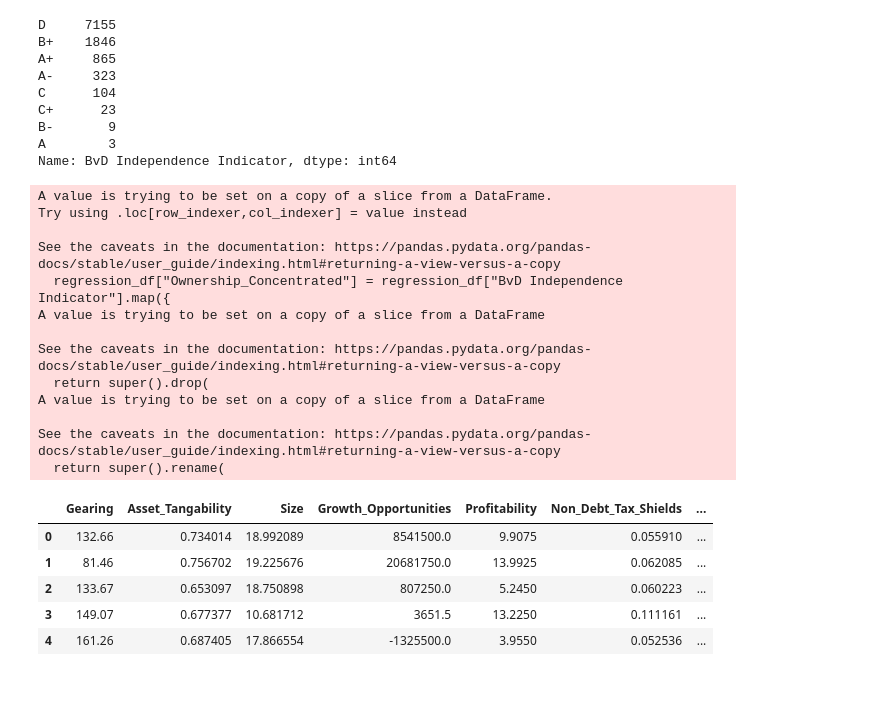
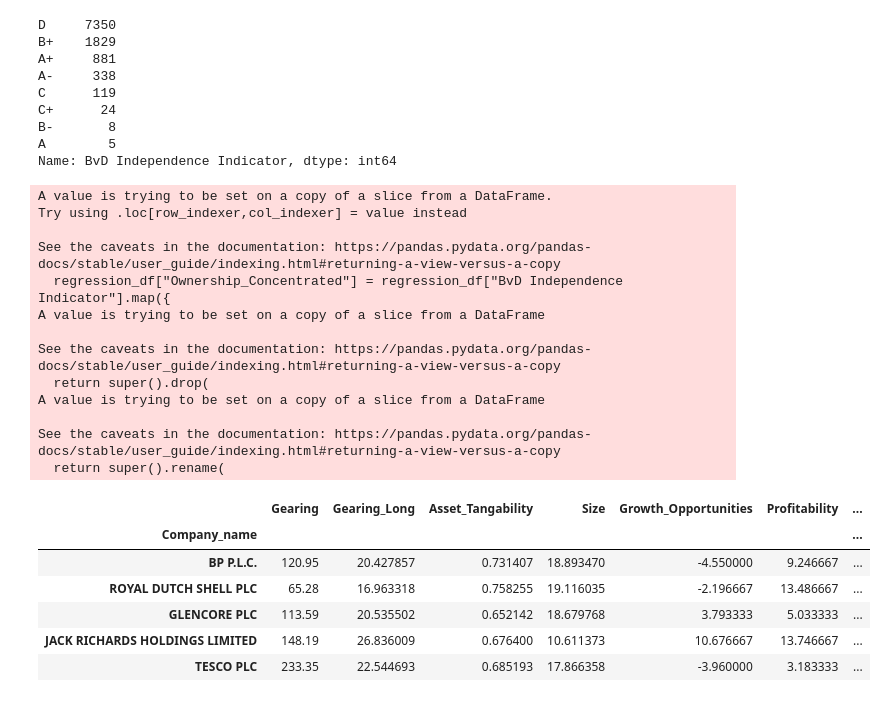
Before and after one commit to 0xNathanW/Financial-Econ-Coursework, a Jupyter notebook: formatData.ipynb, the cells around one changed output. Cells and saved outputs as stored; diff of their text form; code cells hidden in the pictures.

```diff
--- a/formatData.ipynb
+++ b/formatData.ipynb
@@ -122,17 +136,18 @@ dtype: object
 # %%
-# Feature Engineering
-years = ["2015", "2016", "2017", "2018", "2019"]
-
 for col in df.columns:
-    if "Turnover" in col:
-        df[col] = np.log(df[col])
-        df.rename(columns={col: col.replace("Turnover", "Size")}, inplace=True)
+    if "Turnover (%)" in col:
+        df.rename(columns={col: col.replace("Turnover (%)", "Growth Opportunities ")}, inplace=True)
     elif "Gearing (%)" in col:
         df.rename(columns={col: col.replace("Gearing (%)", "Gearing ")}, inplace=True)
     elif "EBITDA margin (%)" in col:
         df.rename(columns={col: col.replace("EBITDA margin (%)", "Profitability ")}, inplace=True)
-    elif "Total Assets (th GBP)" in col:
-        df.rename(columns={col: col.replace("Total Assets (th GBP)", "Growth Opportunities")}, inplace=True)
+    elif "Turnover" in col:
+        df[col] = np.log(df[col])
+        df.rename(columns={col: col.replace("Turnover", "Size")}, inplace=True)
+
+
+# Feature Engineering
+years = ["2015", "2016", "2017"]
 
 for year in years:
     # Non-debt tax shields proxy.
@@ -143,5 +158,8 @@ for year in years:
     df.drop(["Fixed Assets " + year], axis=1, inplace=True)
     df.drop(["Total Assets " + year], axis=1, inplace=True)
 
+df["Gearing Long"] = abs(df["Long Term Debt 2018"]) / df["Total Assets 2018"] * 100
+
+
 df.columns
 # %% [output]
@@ -169,10 +184,9 @@ df.head()
 # %%
 # make average of all years
-df["Gearing"] = df[["Gearing 2018", "Gearing 2017", "Gearing 2016", "Gearing 2015"]].mean(axis=1)
-df["Size"] = df[["Size 2018", "Size 2017", "Size 2016", "Size 2015"]].mean(axis=1)
-df["Asset Tangability"] = df[["Asset Tangability 2018", "Asset Tangability 2017", "Asset Tangability 2016", "Asset Tangability 2015"]].mean(axis=1)
-df["Growth Opportunities"] = df[["Growth Opportunities 2018", "Growth Opportunities 2017", "Growth Opportunities 2016", "Growth Opportunities 2015"]].mean(axis=1)
-df["Profitability"] = df[["Profitability 2018", "Profitability 2017", "Profitability 2016", "Profitability 2015"]].mean(axis=1)
-df["NDTS"] = df[["NDTS 2018", "NDTS 2017", "NDTS 2016", "NDTS 2015"]].mean(axis=1)
+df["Size"] = df[["Size 2017", "Size 2016", "Size 2015"]].mean(axis=1)
+df["Asset Tangability"] = df[["Asset Tangability 2017", "Asset Tangability 2016", "Asset Tangability 2015"]].mean(axis=1)
+df["Growth Opportunities"] = df[["Growth Opportunities 2017", "Growth Opportunities 2016", "Growth Opportunities 2015"]].mean(axis=1)
+df["Profitability"] = df[["Profitability 2017", "Profitability 2016", "Profitability 2015"]].mean(axis=1)
+df["NDTS"] = df[["NDTS 2017", "NDTS 2016", "NDTS 2015"]].mean(axis=1)
 df.head()
 # %% [output]
@@ -197,6 +211,7 @@ A        3
 -        3
 Name: BvD Independence Indicator, dtype: int64
 # %%
+pd.set_option('display.max_columns', None)
 df.drop(df[(df["BvD Independence Indicator"] == "-") | (df["BvD Independence Indicator"] == "U")].index, axis=0, inplace=True)
 df.head()
 # %% [output]
@@ -209,14 +224,14 @@ df.head()
 # %%
 df["BvD Independence Indicator"].value_counts()
 # %% [output]
-D     7155
-B+    1846
-A+     865
-A-     323
-C      104
-C+      23
-B-       9
-A        3
+D     7350
+B+    1829
+A+     881
+A-     338
+C      119
+C+      24
+B-       8
+A        5
 Name: BvD Independence Indicator, dtype: int64
 # %%
 # Save whole dataframe for analysis.
@@ -224,7 +239,9 @@ df.to_csv('./CleanData.csv', index=False)
 
 # Save dataframe for regression.
 regression_df = df[[
-    "Gearing 2019",
+    "Company name",
+    "Gearing 2018",
+    "Gearing Long",
     "BvD Independence Indicator",
     "Asset Tangability",
     "Size",
@@ -241,38 +258,39 @@ regression_df["Ownership_Concentrated"] = regression_df["BvD Independence Indica
     "C+": 1, "C-": 1, "C": 1,
     "D+": 1, "D-": 1, "D": 1,
 })
 
 regression_df.drop(["BvD Independence Indicator"], axis=1, inplace=True)
 
 
 regression_df.rename(columns={
-    'Gearing 2019': 'Gearing',
+    'Gearing 2018': 'Gearing',
     "Asset Tangability": "Asset_Tangability",
     "Growth Opportunities": "Growth_Opportunities",
     "NDTS": "Non_Debt_Tax_Shields",
     }, inplace=True)
 
 # replace spaces in column names with underscores.
 regression_df.columns = [col.replace(" ", "_") for col in regression_df.columns]
-regression_df.to_csv('./RegressionData.csv', index=False)
+regression_df.set_index("Company_name", inplace=True)
 regression_df.head()
 # %% [output]
 A value is trying to be set on a copy of a slice from a DataFrame.
 Try using .loc[row_indexer,col_indexer] = value instead
 
 See the caveats in the documentation: https://pandas.pydata.org/pandas-docs/stable/user_guide/indexing.html#returning-a-view-versus-a-copy
   regression_df["Ownership_Concentrated"] = regression_df["BvD Independence Indicator"].map({
 A value is trying to be set on a copy of a slice from a DataFrame
 
 See the caveats in the documentation: https://pandas.pydata.org/pandas-docs/stable/user_guide/indexing.html#returning-a-view-versus-a-copy
   return super().drop(
 A value is trying to be set on a copy of a slice from a DataFrame
 
 See the caveats in the documentation: https://pandas.pydata.org/pandas-docs/stable/user_guide/indexing.html#returning-a-view-versus-a-copy
   return super().rename(
-|  | Gearing | Asset_Tangability | Size | Growth_Opportunities | Profitability | Non_Debt_Tax_Shields | ... |
-| 0 | 132.66 | 0.734014 | 18.992089 | 8541500.0 | 9.9075 | 0.055910 | ... |
-| 1 | 81.46 | 0.756702 | 19.225676 | 20681750.0 | 13.9925 | 0.062085 | ... |
-| 2 | 133.67 | 0.653097 | 18.750898 | 807250.0 | 5.2450 | 0.060223 | ... |
-| 3 | 149.07 | 0.677377 | 10.681712 | 3651.5 | 13.2250 | 0.111161 | ... |
-| 4 | 161.26 | 0.687405 | 17.866554 | -1325500.0 | 3.9550 | 0.052536 | ... |
+|  | Gearing | Gearing_Long | Asset_Tangability | Size | Growth_Opportunities | Profitability | ... |
+| Company_name |  |  |  |  |  |  | ... |
+| BP P.L.C. | 120.95 | 20.427857 | 0.731407 | 18.893470 | -4.550000 | 9.246667 | ... |
+| ROYAL DUTCH SHELL PLC | 65.28 | 16.963318 | 0.758255 | 19.116035 | -2.196667 | 13.486667 | ... |
+| GLENCORE PLC | 113.59 | 20.535502 | 0.652142 | 18.679768 | 3.793333 | 5.033333 | ... |
+| JACK RICHARDS HOLDINGS LIMITED | 148.19 | 26.836009 | 0.676400 | 10.611373 | 10.676667 | 13.746667 | ... |
+| TESCO PLC | 233.35 | 22.544693 | 0.685193 | 17.866358 | -3.960000 | 3.183333 | ... |
```
Also changed, not shown: parts of 16 cells of this notebook, 2 other files.
